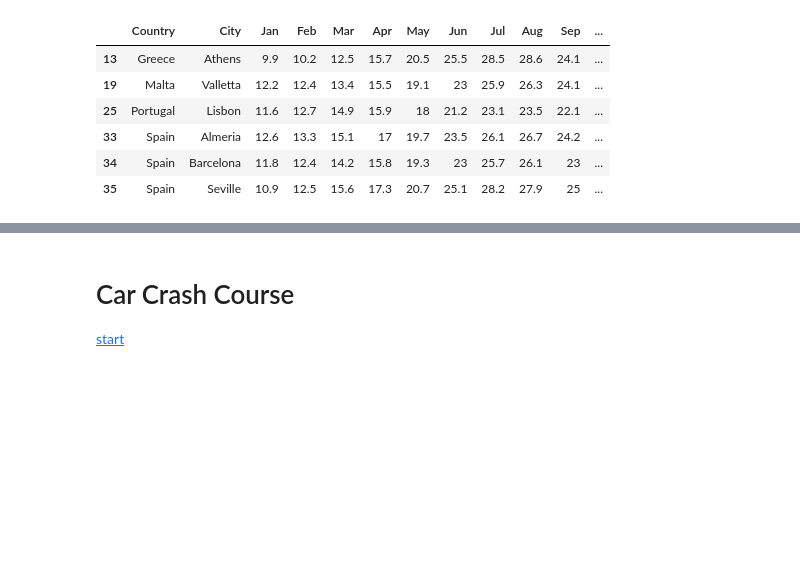
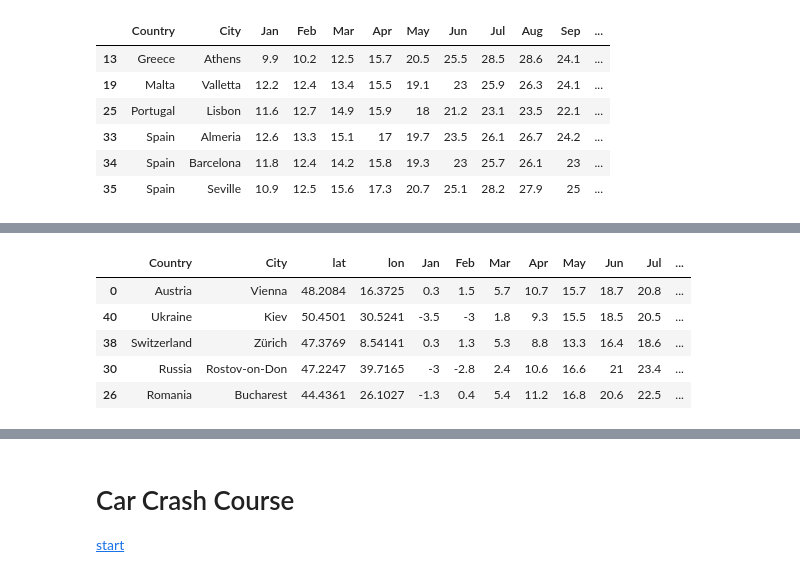
Before and after one commit to rareal/Coursera_Capstone, a Jupyter notebook: Final_project_tests.ipynb, the cells around one changed output, grey strips where cells are left out. Saved outputs shown, nothing was run; the diff lists cells and outputs as text; code cells hidden in the pictures; blank space fills up the shorter version.

```diff
--- a/Final_project_tests.ipynb
+++ b/Final_project_tests.ipynb
@@ -278,7 +283,7 @@ plt.show()
 # %%
 ccs = hierarchy.cut_tree(ccdx,8)
 ccsv = [x[0] for x in ccs.tolist()]
-ll = ttable.copy()
-ll['Cluster'] = ccsv
+ttable_c = ttable.copy()
+ttable_c['Cluster'] = ccsv
 # %%
 #ll.sort_values(by='Cluster')
@@ -291,3 +296,21 @@ ll.loc[ll.Cluster==6]
 | 33 | Spain | Almeria | 12.6 | 13.3 | 15.1 | 17 | 19.7 | 23.5 | 26.1 | 26.7 | 24.2 | ... |
 | 34 | Spain | Barcelona | 11.8 | 12.4 | 14.2 | 15.8 | 19.3 | 23 | 25.7 | 26.1 | 23 | ... |
 | 35 | Spain | Seville | 10.9 | 12.5 | 15.6 | 17.3 | 20.7 | 25.1 | 28.2 | 27.9 | 25 | ... |
+# %%
+region = 'eu' # us or eu
+search_url = "https://{}1.locationiq.com/v1/search.php".format(region)
+
+ll=[]
+for i in range(len(ttable.City)):
+    country = ttable.Country[i]
+    city = ttable.City[i]
+    data = {'key': apikey,'city': city,'country':country,'format': 'json'}
+    LIQresponse = requests.get(search_url, params=data)
+    lat= LIQresponse.json()[0]['lat']
+    lon=LIQresponse.json()[0]['lon']
+    name=LIQresponse.json()[0]['display_name']
+    ll.append([country,city,lat,lon,name])
+    time.sleep(1)
+# %%
+lltable = pd.DataFrame(ll,columns='Country,City,lat,lon,display_name'.split(','))
+lltable.head()
@@ -293,0 +324,12 @@ ll.loc[ll.Cluster==6]
+# %%
+lltable.loc[:,['lat','lon']] = lltable.loc[:,['lat','lon']].astype('float')
+# %%
+temp_ll_table = pd.merge(lltable.drop('display_name',axis=1), ttable_c).sort_values(by='Cluster')
+temp_ll_table.head()
+# %% [output]
+|  | Country | City | lat | lon | Jan | Feb | Mar | Apr | May | Jun | Jul | ... |
+| 0 | Austria | Vienna | 48.2084 | 16.3725 | 0.3 | 1.5 | 5.7 | 10.7 | 15.7 | 18.7 | 20.8 | ... |
+| 40 | Ukraine | Kiev | 50.4501 | 30.5241 | -3.5 | -3 | 1.8 | 9.3 | 15.5 | 18.5 | 20.5 | ... |
+| 38 | Switzerland | Zürich | 47.3769 | 8.54141 | 0.3 | 1.3 | 5.3 | 8.8 | 13.3 | 16.4 | 18.6 | ... |
+| 30 | Russia | Rostov-on-Don | 47.2247 | 39.7165 | -3 | -2.8 | 2.4 | 10.6 | 16.6 | 21 | 23.4 | ... |
+| 26 | Romania | Bucharest | 44.4361 | 26.1027 | -1.3 | 0.4 | 5.4 | 11.2 | 16.8 | 20.6 | 22.5 | ... |
```
Also changed, not shown: parts of 16 cells of this notebook.
